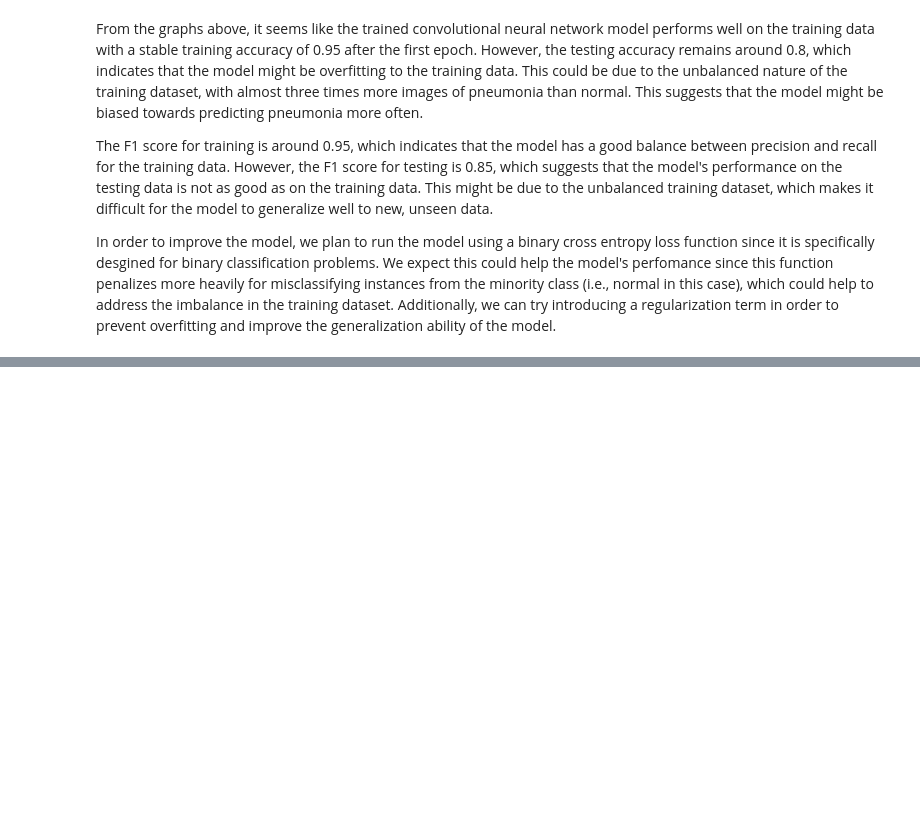
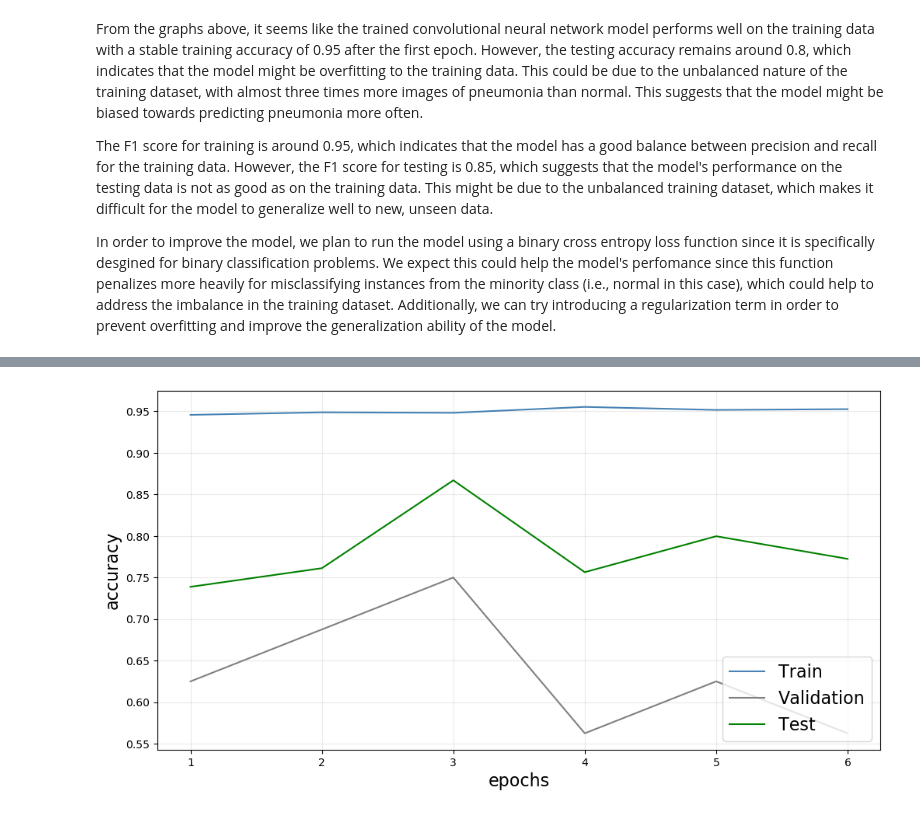
Before and after one commit to jimenasalinas/predicting_pneumonia, a Jupyter notebook: notebooks/hparams_tunning.ipynb, the cells around one changed output, grey strips where cells are left out. Cells and saved outputs as stored; diff of their text form; code cells hidden in the pictures; blank space fills up the shorter version.

Commit message:
alternate model

```diff
--- a/notebooks/hparams_tunning.ipynb
+++ b/notebooks/hparams_tunning.ipynb
@@ -298,6 +287,5 @@ Estimated Total Size (MB): 9.83
 # %%
 # Define a loss function and optimizer:
 criterion = nn.CrossEntropyLoss()
-# optimizer = optim.SGD(model.parameters(), lr=0.001, momentum=0.9)
 # criterion = nn.BCEWithLogitsLoss()
-optimizer = optim.AdamW(model.parameters(), lr=0.001, betas=(0.9, 0.999), eps=1e-08, weight_decay=0.01, amsgrad=False)
+optimizer = optim.SGD(model.parameters(), lr=0.001, momentum=0.9)
@@ -475,0 +598,4 @@ In order to improve the model, we plan to run the model using a binary cross ent
+# %%
+# Define a loss function and optimizer:
+criterion = nn.CrossEntropyLoss()
+optimizer = optim.AdamW(model.parameters(), lr=0.001, betas=(0.9, 0.999), eps=1e-08, weight_decay=0.01, amsgrad=False)
@@ -475,0 +766,14 @@ In order to improve the model, we plan to run the model using a binary cross ent
+# %%
+# Plotting the training, testing and validation accuracies
+fig, ax = plt.subplots(nrows=1, ncols=1, figsize=(12,6))
+epochs_array = [i + 1 for i in range(0, EPOCHS, 1)]
+ax.plot(epochs_array, train_accuracies, color="steelblue", label='Train')
+ax.plot(epochs_array, val_accuracies, color="grey", label='Validation')
+ax.plot(epochs_array, test_accuracies, color="green", label='Test')
+ax.grid(alpha=0.25)
+ax.legend(loc="lower right", fontsize=16)
+ax.set_xlabel("epochs", fontsize=16)
+ax.set_ylabel("accuracy", fontsize=16)
+plt.show()
+# %% [output]
+[figure, added]
```
Also changed, not shown: parts of 34 cells of this notebook.
